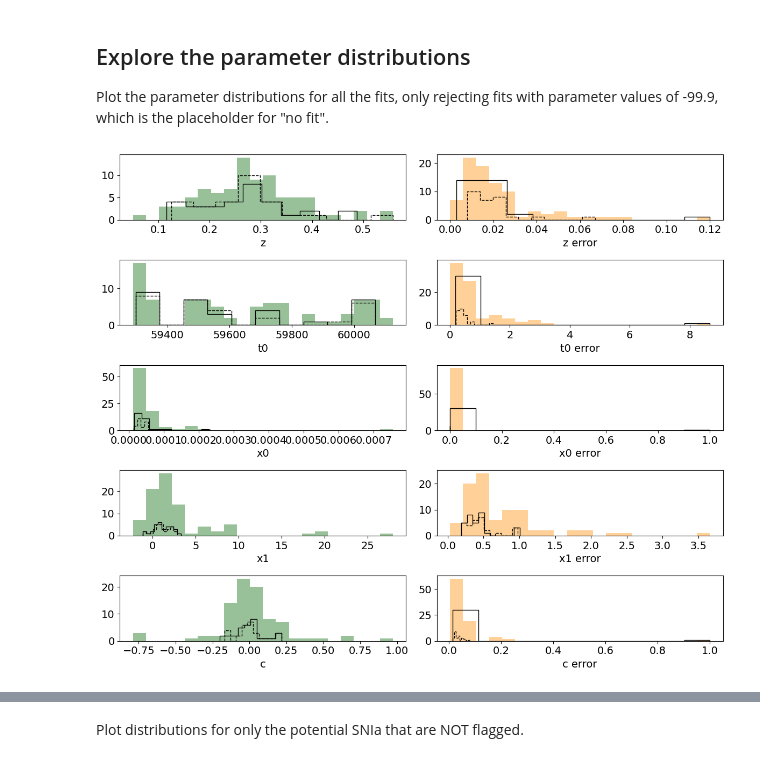
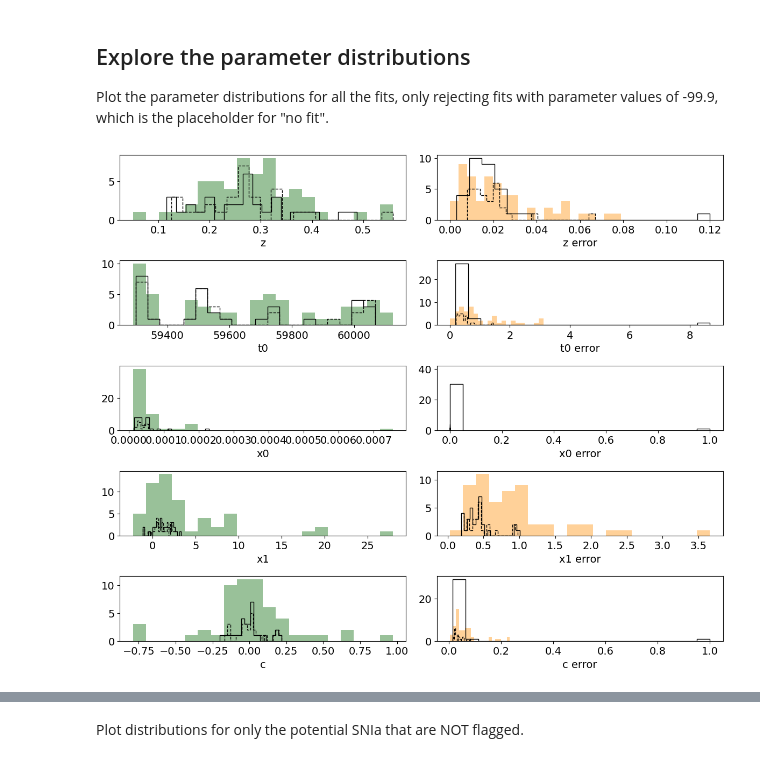
Before and after one commit to MelissaGraham/decam_ddf_tools, a Jupyter notebook: transients_science/SNIa/3_review_potential_snia_sncosmo.ipynb, the cells around one changed output, grey strips where cells are left out. Saved outputs shown, nothing was run; the diff lists cells and outputs as text; code cells hidden in the pictures.

```diff
--- a/transients_science/SNIa/3_review_potential_snia_sncosmo.ipynb
+++ b/transients_science/SNIa/3_review_potential_snia_sncosmo.ipynb
@@ -103,64 +104,66 @@ Plot the parameter distributions for all the fits,
 only rejecting fits with parameter values of -99.9, which
 is the placeholder for "no fit".
 # %%
-tx = np.where(fit_z > -90.0)[0]
+# tx = np.where(fit_z > -90.0)[0]
+tx = np.where((fit_z > -90.0) & (fit_mlgflag != 0))[0]
 mlgx = np.where((fit_z > -90.0) & (fit_mlgflag == 0))[0]
 mrx = np.where((fit_z > -90.0) & (fit_mrflag == 0))[0]
 
 plt.rcParams.update({'font.size': 14})
 fig, ax = plt.subplots(5, 2, figsize=(12, 10))
+nbins=20
 
-ax[0,0].hist(fit_z[tx],   bins=20, histtype='stepfilled', alpha=0.4, color='darkgreen')
-ax[0,0].hist(fit_z[mlgx], bins=10, histtype='step', ls='solid', color='black')
-ax[0,0].hist(fit_z[mrx],  bins=10, histtype='step', ls='dashed', color='black')
+ax[0,0].hist(fit_z[tx],   bins=nbins, histtype='stepfilled', alpha=0.4, color='darkgreen')
+ax[0,0].hist(fit_z[mlgx], bins=nbins, histtype='step', ls='solid', color='black')
+ax[0,0].hist(fit_z[mrx],  bins=nbins, histtype='step', ls='dashed', color='black')
 ax[0,0].set_xlabel('z')
 
-ax[0,1].hist(fit_ze[tx],   bins=20, histtype='stepfilled', alpha=0.4, color='darkorange')
-ax[0,1].hist(fit_ze[mlgx], bins=10, histtype='step', ls='solid', color='black')
-ax[0,1].hist(fit_ze[mrx],  bins=10, histtype='step', ls='dashed', color='black')
+ax[0,1].hist(fit_ze[tx],   bins=nbins, histtype='stepfilled', alpha=0.4, color='darkorange')
+ax[0,1].hist(fit_ze[mlgx], bins=nbins, histtype='step', ls='solid', color='black')
+ax[0,1].hist(fit_ze[mrx],  bins=nbins, histtype='step', ls='dashed', color='black')
 ax[0,1].set_xlabel('z error')
 
-ax[1,0].hist(fit_t0[tx],   bins=20, histtype='stepfilled', alpha=0.4, color='darkgreen')
-ax[1,0].hist(fit_t0[mlgx], bins=10, histtype='step', ls='solid', color='black')
-ax[1,0].hist(fit_t0[mrx],  bins=10, histtype='step', ls='dashed', color='black')
+ax[1,0].hist(fit_t0[tx],   bins=nbins, histtype='stepfilled', alpha=0.4, color='darkgreen')
+ax[1,0].hist(fit_t0[mlgx], bins=nbins, histtype='step', ls='solid', color='black')
+ax[1,0].hist(fit_t0[mrx],  bins=nbins, histtype='step', ls='dashed', color='black')
 ax[1,0].set_xlabel('t0')
 
-ax[1,1].hist(fit_t0e[tx],   bins=20, histtype='stepfilled', alpha=0.4, color='darkorange')
-ax[1,1].hist(fit_t0e[mlgx], bins=10, histtype='step', ls='solid', color='black')
-ax[1,1].hist(fit_t0e[mrx],  bins=10, histtype='step', ls='dashed', color='black')
+ax[1,1].hist(fit_t0e[tx],   bins=nbins, histtype='stepfilled', alpha=0.4, color='darkorange')
+ax[1,1].hist(fit_t0e[mlgx], bins=nbins, histtype='step', ls='solid', color='black')
+ax[1,1].hist(fit_t0e[mrx],  bins=nbins, histtype='step', ls='dashed', color='black')
 ax[1,1].set_xlabel('t0 error')
 
-ax[2,0].hist(fit_x0[tx],   bins=20, histtype='stepfilled', alpha=0.4, color='darkgreen')
-ax[2,0].hist(fit_x0[mlgx], bins=10, histtype='step', ls='solid', color='black')
-ax[2,0].hist(fit_x0[mrx],  bins=10, histtype='step', ls='dashed', color='black')
+ax[2,0].hist(fit_x0[tx],   bins=nbins, histtype='stepfilled', alpha=0.4, color='darkgreen')
+ax[2,0].hist(fit_x0[mlgx], bins=nbins, histtype='step', ls='solid', color='black')
+ax[2,0].hist(fit_x0[mrx],  bins=nbins, histtype='step', ls='dashed', color='black')
 ax[2,0].set_xlabel('x0')
 
-ax[2,1].hist(fit_x0e[tx],   bins=20, histtype='stepfilled', alpha=0.4, color='darkorange')
-ax[2,1].hist(fit_x0e[mlgx], bins=10, histtype='step', ls='solid', color='black')
-ax[2,1].hist(fit_x0e[mrx],  bins=10, histtype='step', ls='dashed', color='black')
+ax[2,1].hist(fit_x0e[tx],   bins=nbins, histtype='stepfilled', alpha=0.4, color='darkorange')
+ax[2,1].hist(fit_x0e[mlgx], bins=nbins, histtype='step', ls='solid', color='black')
+ax[2,1].hist(fit_x0e[mrx],  bins=nbins, histtype='step', ls='dashed', color='black')
 ax[2,1].set_xlabel('x0 error')
 
-ax[3,0].hist(fit_x1[tx],   bins=20, histtype='stepfilled', alpha=0.4, color='darkgreen')
-ax[3,0].hist(fit_x1[mlgx], bins=10, histtype='step', ls='solid', color='black')
-ax[3,0].hist(fit_x1[mrx],  bins=10, histtype='step', ls='dashed', color='black')
+ax[3,0].hist(fit_x1[tx],   bins=nbins, histtype='stepfilled', alpha=0.4, color='darkgreen')
+ax[3,0].hist(fit_x1[mlgx], bins=nbins, histtype='step', ls='solid', color='black')
+ax[3,0].hist(fit_x1[mrx],  bins=nbins, histtype='step', ls='dashed', color='black')
 ax[3,0].set_xlabel('x1')
 
-ax[3,1].hist(fit_x1e[tx],   bins=20, histtype='stepfilled', alpha=0.4, color='darkorange')
-ax[3,1].hist(fit_x1e[mlgx], bins=10, histtype='step', ls='solid', color='black')
-ax[3,1].hist(fit_x1e[mrx],  bins=10, histtype='step', ls='dashed', color='black')
+ax[3,1].hist(fit_x1e[tx],   bins=nbins, histtype='stepfilled', alpha=0.4, color='darkorange')
+ax[3,1].hist(fit_x1e[mlgx], bins=nbins, histtype='step', ls='solid', color='black')
+ax[3,1].hist(fit_x1e[mrx],  bins=nbins, histtype='step', ls='dashed', color='black')
 ax[3,1].set_xlabel('x1 error')
 
-ax[4,0].hist(fit_c[tx],   bins=20, histtype='stepfilled', alpha=0.4, color='darkgreen')
-ax[4,0].hist(fit_c[mlgx], bins=10, histtype='step', ls='solid', color='black')
-ax[4,0].hist(fit_c[mrx],  bins=10, histtype='step', ls='dashed', color='black')
+ax[4,0].hist(fit_c[tx],   bins=nbins, histtype='stepfilled', alpha=0.4, color='darkgreen')
+ax[4,0].hist(fit_c[mlgx], bins=nbins, histtype='step', ls='solid', color='black')
+ax[4,0].hist(fit_c[mrx],  bins=nbins, histtype='step', ls='dashed', color='black')
 ax[4,0].set_xlabel('c')
 
-ax[4,1].hist(fit_ce[tx],   bins=20, histtype='stepfilled', alpha=0.4, color='darkorange')
-ax[4,1].hist(fit_ce[mlgx], bins=10, histtype='step', ls='solid', color='black')
-ax[4,1].hist(fit_ce[mrx],  bins=10, histtype='step', ls='dashed', color='black')
+ax[4,1].hist(fit_ce[tx],   bins=nbins, histtype='stepfilled', alpha=0.4, color='darkorange')
+ax[4,1].hist(fit_ce[mlgx], bins=nbins, histtype='step', ls='solid', color='black')
+ax[4,1].hist(fit_ce[mrx],  bins=nbins, histtype='step', ls='dashed', color='black')
 ax[4,1].set_xlabel('c error')
 
 fig.tight_layout()
 fig.show()
 # %% [output]
-[figure, old version]
+[figure, new version]
```
Also changed, not shown: parts of 7 cells of this notebook.
